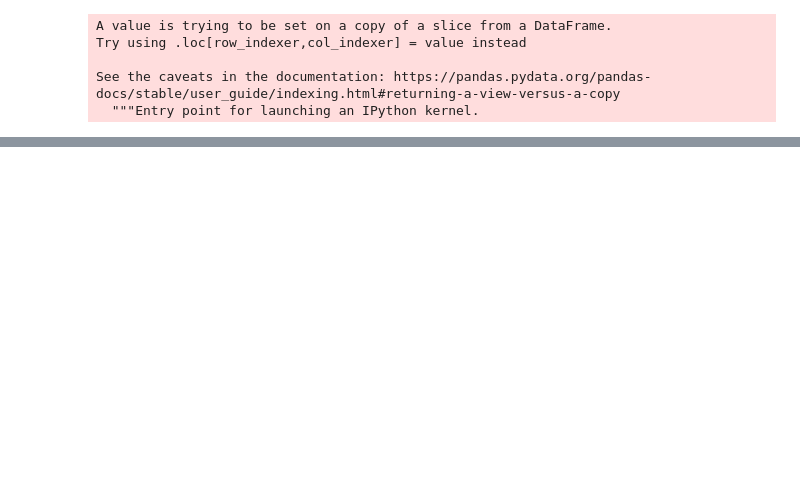
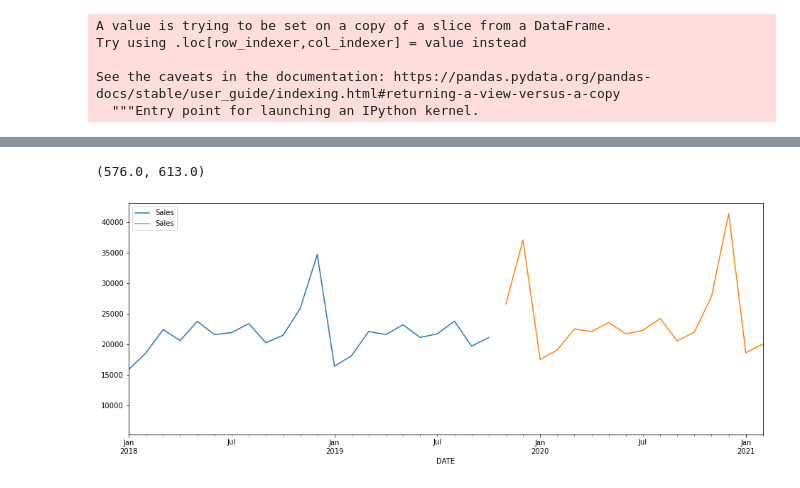
Before and after one commit to mxagar/data_science_python_tools, a Jupyter notebook: 19_NeuralNetworks_Keras/19_07_Keras_RNN/19_07_2_RNN_Example_1_Sales.ipynb, the cells around one changed output, grey strips where cells are left out. Cells and saved outputs as stored; diff of their text form; code cells hidden in the pictures; blank space fills up the shorter version.

```diff
--- a/19_NeuralNetworks_Keras/19_07_Keras_RNN/19_07_2_RNN_Example_1_Sales.ipynb
+++ b/19_NeuralNetworks_Keras/19_07_Keras_RNN/19_07_2_RNN_Example_1_Sales.ipynb
@@ -244,0 +369,12 @@ test.plot(figsize=(10,5))
+# %%
+# We can also create a dataframe
+forecast_df = pd.DataFrame(forecast,index=forecast_index)
+forecast_df.columns = ['Sales']
+# %%
+ax = df.plot(figsize=(16,6))
+forecast_df.plot(ax=ax)
+# We can zooom in
+plt.xlim('2018-01-01','2021-02-01')
+# %% [output]
+(576.0, 613.0)
+[figure, added]
```
Also changed, not shown: parts of 22 cells of this notebook.
